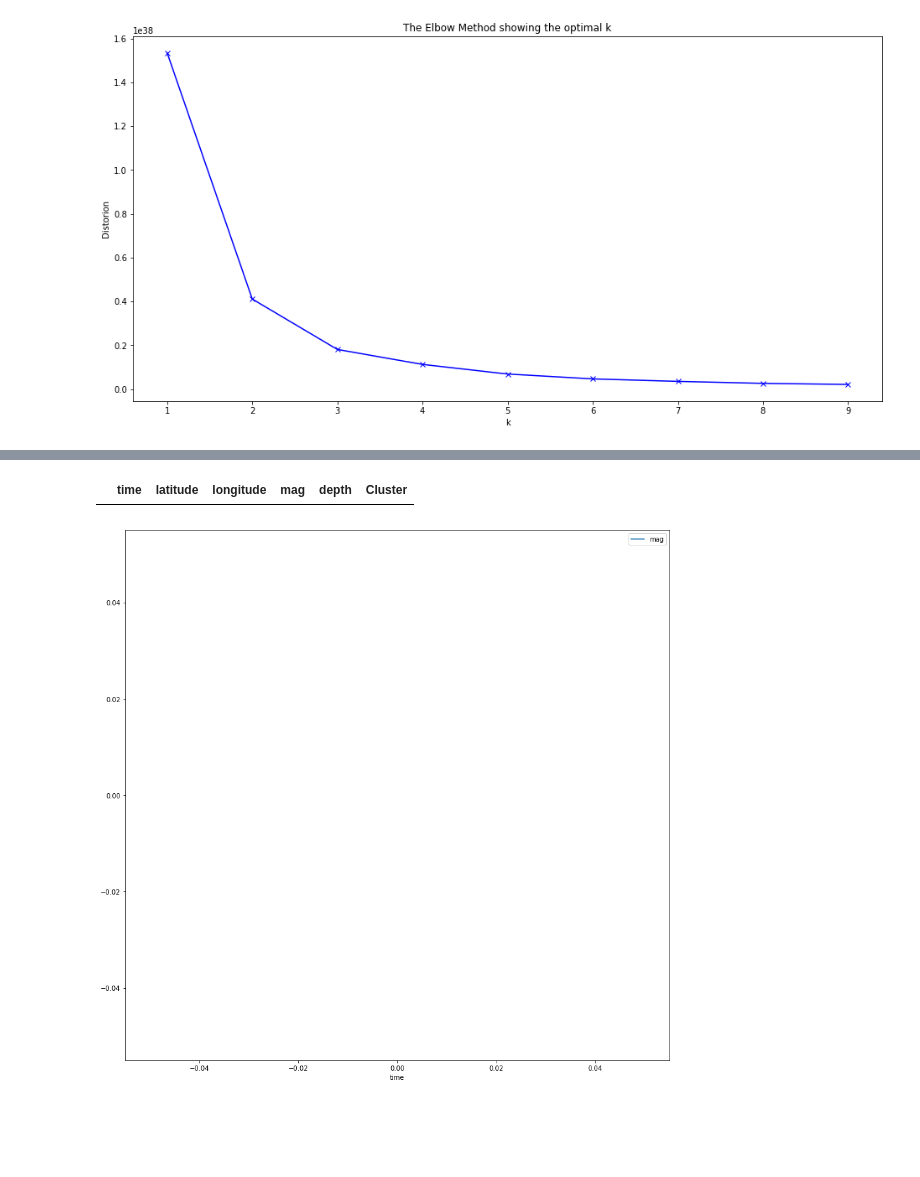
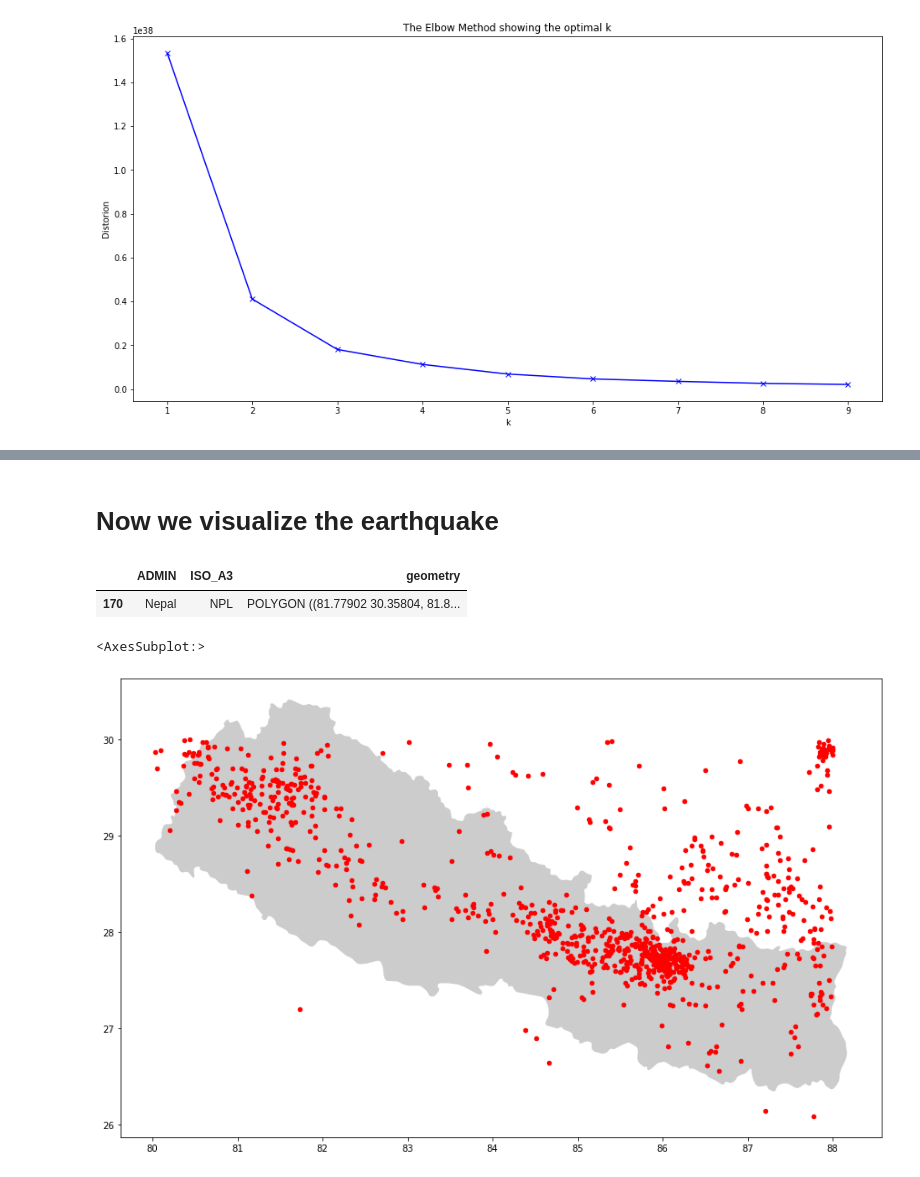
Before and after one commit to ayushbaral/Earthquake-Visualization-and-Prediction, a Jupyter notebook: Earthquake_Model.ipynb, the cells around one changed output, grey strips where cells are left out. Drawn from its saved outputs; the diff is of its cells as text; code cells hidden in the pictures; blank space fills up the shorter version.

```diff
--- a/Earthquake_Model.ipynb
+++ b/Earthquake_Model.ipynb
@@ -180,6 +208,2 @@ cluster_2
-# %%
-cluster_3.plot(x='time',y='mag',figsize=(15,15),kind='line')
-cluster_3
-# %% [output]
-|  | time | latitude | longitude | mag | depth | Cluster |
-[figure, removed]
+# %% [markdown]
+# Now we visualize the earthquake
@@ -185,0 +214,28 @@ cluster_3
+# %%
+df = gpd.read_file('countries.geojson')
+crs = {'init':'epsg:4326'}
+# %%
+nepal = df.loc[df['ISO_A3']=='NPL']
+# %%
+nepal.head()
+# %% [output]
+|  | ADMIN | ISO_A3 | geometry |
+| 170 | Nepal | NPL | POLYGON ((81.77902 30.35804, 81.8... |
+# %%
+# Here converting the longitude and latitude to
+earthquake=new_df[['latitude','longitude','mag']]
+geometry = [Point(xy) for xy in zip(earthquake['longitude'],earthquake['latitude'])]
+earthquake = gpd.GeoDataFrame(earthquake,crs=crs, geometry=geometry)
+
+#plotting the base ie. Nepal first
+fig,ax = plt.subplots(figsize=(15,15))
+nepal.plot(ax=ax,alpha=0.4,color='grey')
+earthquake.plot(ax=ax,markersize=20,color='red',marker='o',label='earthquake')
+
+#geoplot.polyplot(nepal,figsize=(15,10))
+#earthquake
+#earthquake.plot(marker='*',color='green',markersize=1)
+#earthquake=earthquake.to_crs(nepal.crs)
+# %% [output]
+<AxesSubplot:>
+[figure, added]
```
Also changed, not shown: parts of 11 cells of this notebook, 1 other file.
